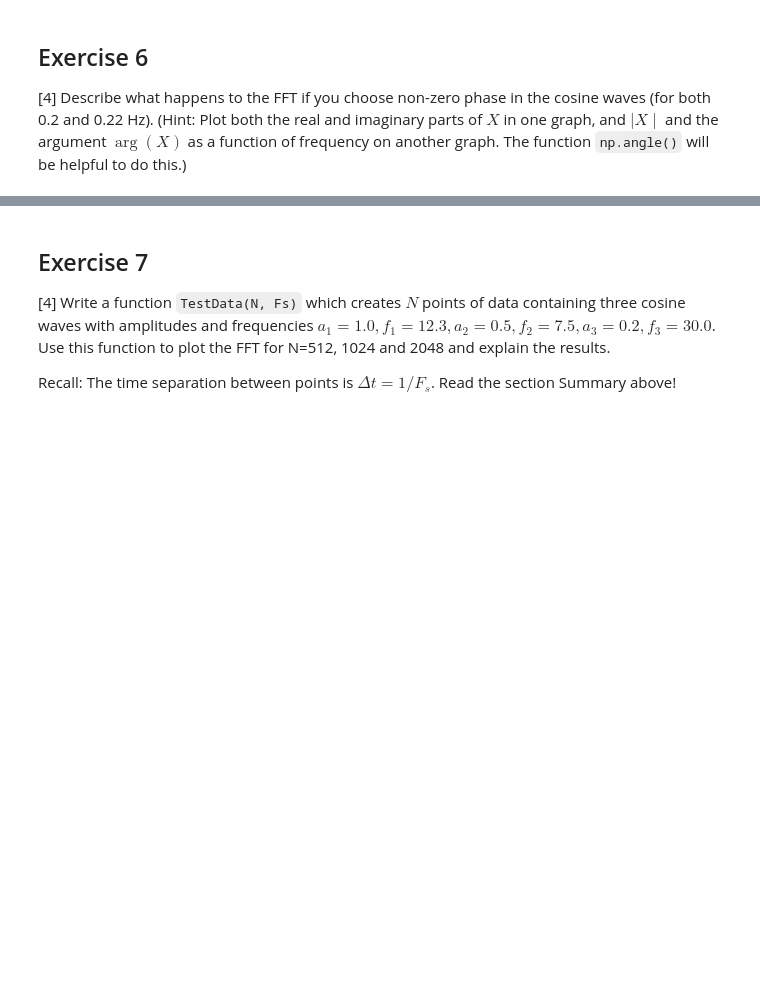
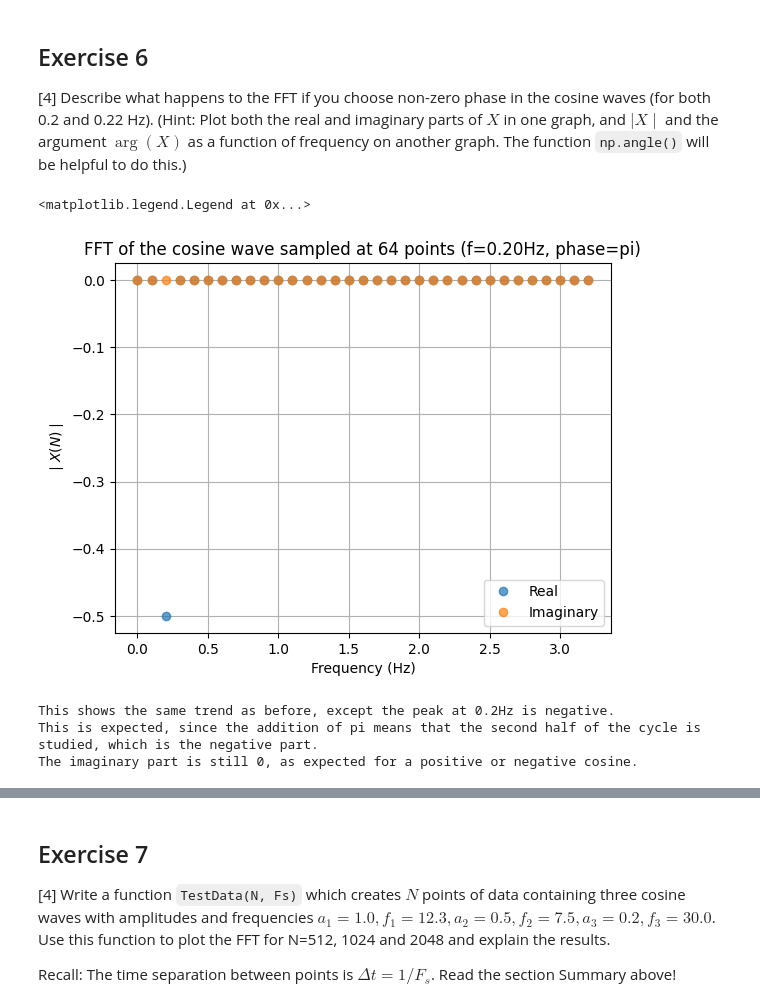
Before and after one commit to PX2145-2025/week-10-b-Morgan-Howard-Reuben, a Jupyter notebook: FFT.ipynb, the cells around one changed output, grey strips where cells are left out. Cells and saved outputs as stored; diff of their text form; code cells hidden in the pictures; blank space fills up the shorter version.

```diff
--- a/FFT.ipynb
+++ b/FFT.ipynb
@@ -514,3 +514,32 @@ The frequency at which the FFT samples an amplitude remains at 0.2Hz, however si
 ## Exercise 6
 
 [4] Describe what happens to the FFT if you choose non-zero phase in the cosine waves (for both 0.2 and 0.22 Hz). (Hint: Plot both the real and imaginary parts of $X$ in one graph, and $\mid X\mid$ and the argument $\arg(X)$ as a function of frequency on another graph. The function `np.angle()` will be helpful to do this.)
+# %%
+# use a phase of +pi
+N=64 # original amount of points
+tau = 10.0 # double tau from before
+t = np.linspace(0, tau, N, endpoint=False) # creates N points to cover tau seconds
+f = 0.20
+x = np.cos(2*np.pi*f*t + np.pi) # x with a non-zero phase of pi
+Fs = N/tau  # using equation
+frq, X = Spectrum1(x, Fs)
+
+# plot real and imaginary parts on the same graph
+plt.plot(frq, np.real(X), 'o', label='Real', alpha=0.7)
+plt.plot(frq, np.imag(X), 'o', label='Imaginary', alpha=0.7)
+plt.title('FFT of the cosine wave sampled at '+str(N)+' points (f=0.20Hz, phase=pi)')
+plt.xlabel('Frequency (Hz)')
+plt.ylabel(r'$\mid X(N)\mid$')
+plt.grid()
+plt.legend(loc='best')
+# %% [output]
+<matplotlib.legend.Legend at 0x...>
+[figure, added]
+# %%
+print('This shows the same trend as before, except the peak at 0.2Hz is negative.')
+print('This is expected, since the addition of pi means that the second half of the cycle is studied, which is the negative part.')
+print('The imaginary part is still 0, as expected for a positive or negative cosine.')
+# %% [output]
+This shows the same trend as before, except the peak at 0.2Hz is negative.
+This is expected, since the addition of pi means that the second half of the cycle is studied, which is the negative part.
+The imaginary part is still 0, as expected for a positive or negative cosine.
```
Also changed, not shown: parts of 3 cells of this notebook.
